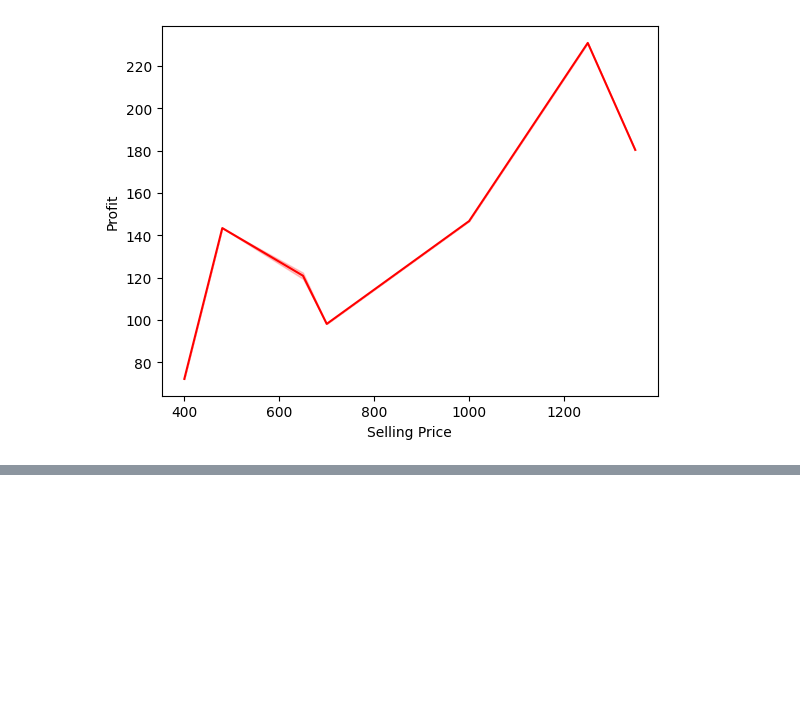
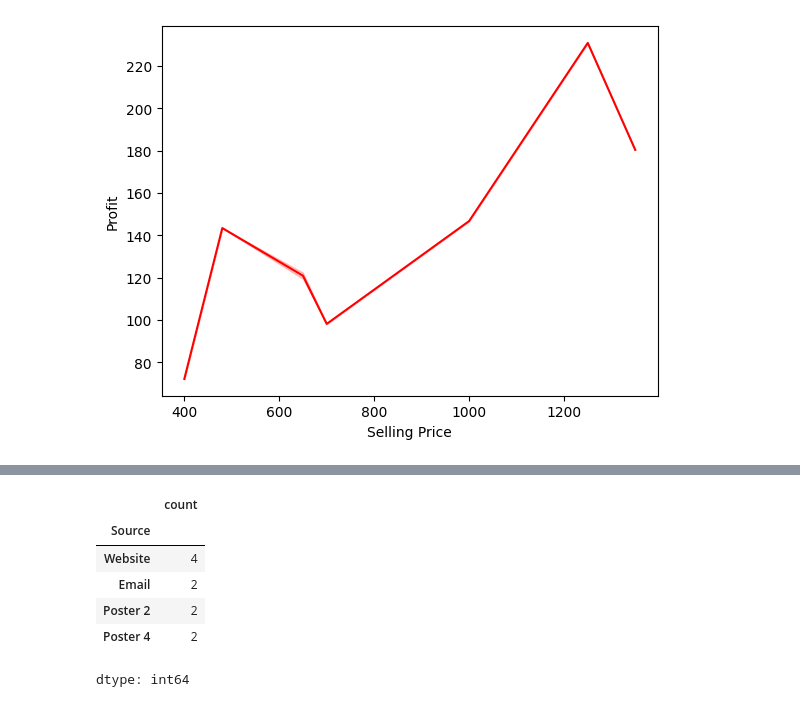
Before and after one commit to msarkar92/pandas-basics, a Jupyter notebook: Day_7_Copy_of_pandas_+_visualization.ipynb, the cells around one changed output, grey strips where cells are left out. Drawn from its saved outputs; the diff is of its cells as text; code cells hidden in the pictures; blank space fills up the shorter version.

```diff
--- a/Day_7_Copy_of_pandas_+_visualization.ipynb
+++ b/Day_7_Copy_of_pandas_+_visualization.ipynb
@@ -777,0 +808,10 @@ plt.show()
+# %%
+df['Source'].value_counts()
+# %% [output]
+|  | count |
+| Source |  |
+| Website | 4 |
+| Email | 2 |
+| Poster 2 | 2 |
+| Poster 4 | 2 |
+dtype: int64
```
Also changed, not shown: parts of 5 cells of this notebook.
